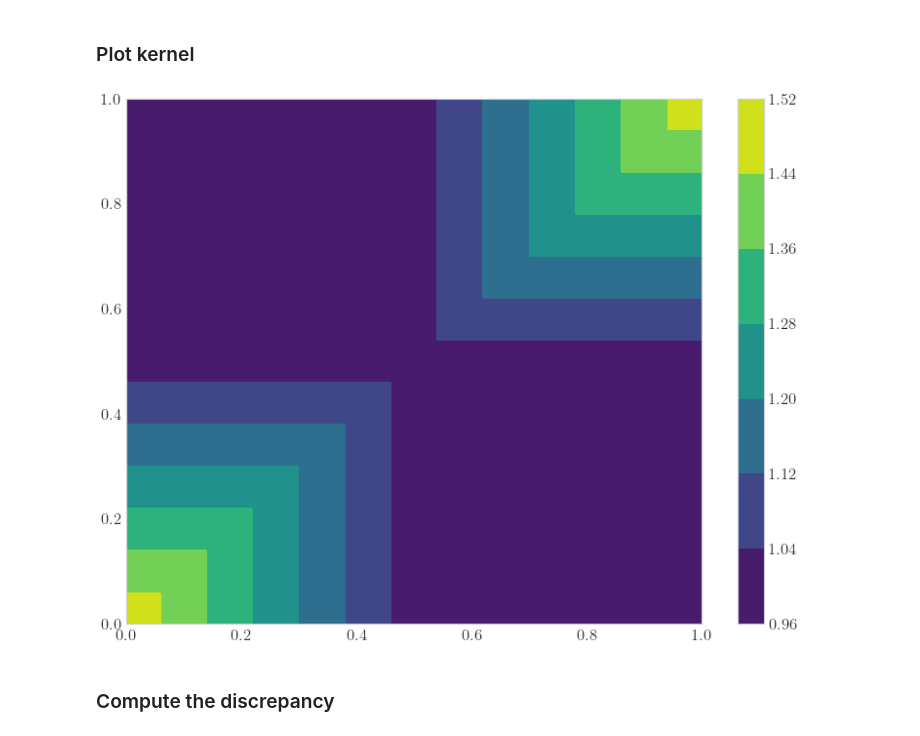
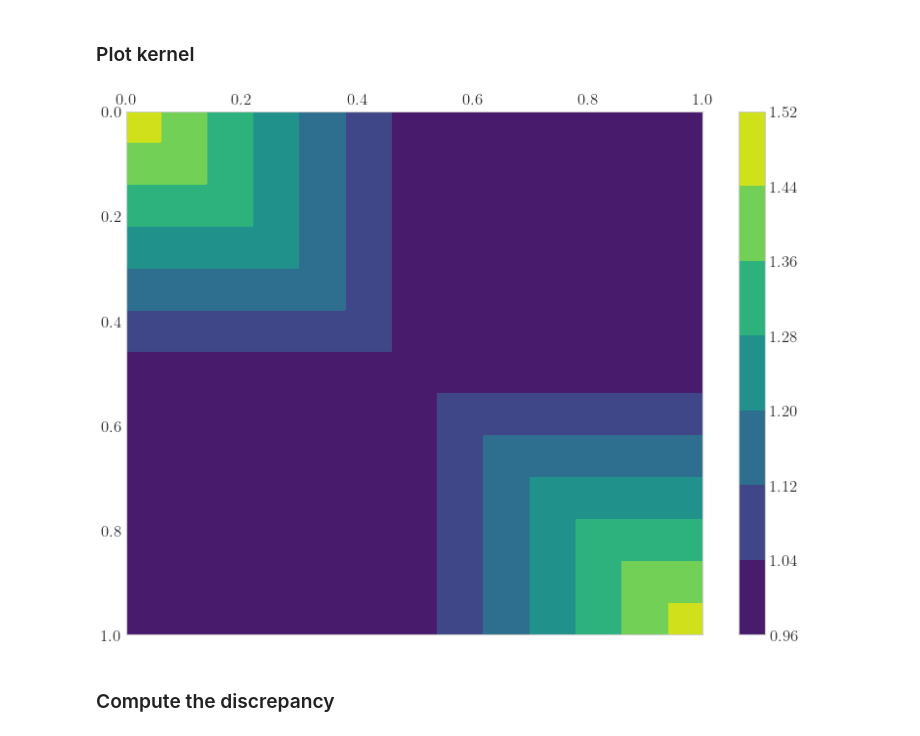
Before and after one commit to QMCSoftware/QMCSoftware, a Jupyter notebook: demos/talk_paper_demos/MCQMC2024Tutorial/MCQMC2024Tutorial.ipynb, the cells around one changed output. Drawn from its saved outputs; the diff is of its cells as text; code cells hidden in the pictures.

```diff
--- a/demos/talk_paper_demos/MCQMC2024Tutorial/MCQMC2024Tutorial.ipynb
+++ b/demos/talk_paper_demos/MCQMC2024Tutorial/MCQMC2024Tutorial.ipynb
@@ -386,18 +386,20 @@ if savefigs:
 # %%
 gram_fun = lambda x, y, weights : (1 + (0.5*weights)*(abs(x - .5) + abs(y - .5) - abs(x - y))).prod(axis=2)
 n = 500
 x = np.linspace(0,1,n)
 y = np.linspace(0,1,n)
 xmesh,ymesh = np.meshgrid(x,y)
 kernel_val = gram_fun(x.reshape(n,1,1),y.reshape(1,n,1),1)
 fig, ax = plt.subplots()
 kernel_contour = ax.contourf(xmesh,ymesh,kernel_val,cmap = 'viridis');
+ax.invert_yaxis()
+ax.xaxis.set_ticks_position('top')
 cbar = plt.colorbar(kernel_contour)
 
 if savefigs:
         fig.savefig(figpath+f"centered_discrepancy_kernel."+imgfrmt,format=imgfrmt)
 # %% [output]
-[figure, old version]
+[figure, new version]
 # %% [markdown]
 ### Compute the discrepancy
 # %% [markdown]
```
Also changed, not shown: parts of 3 cells of this notebook.
